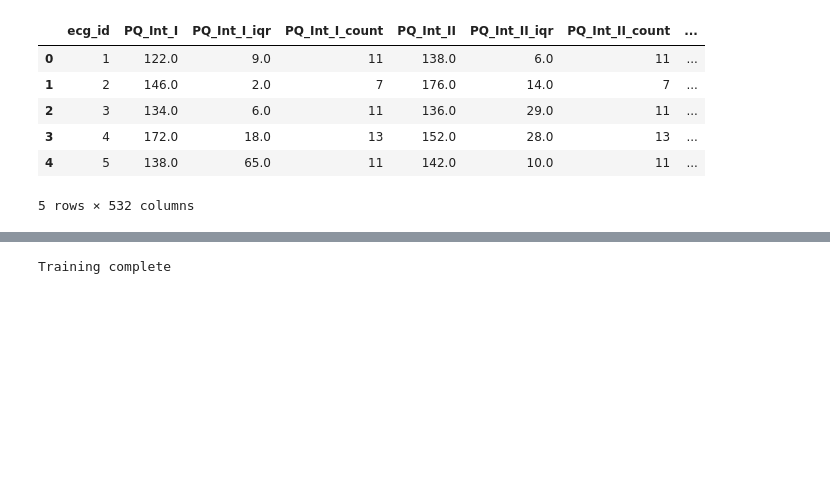
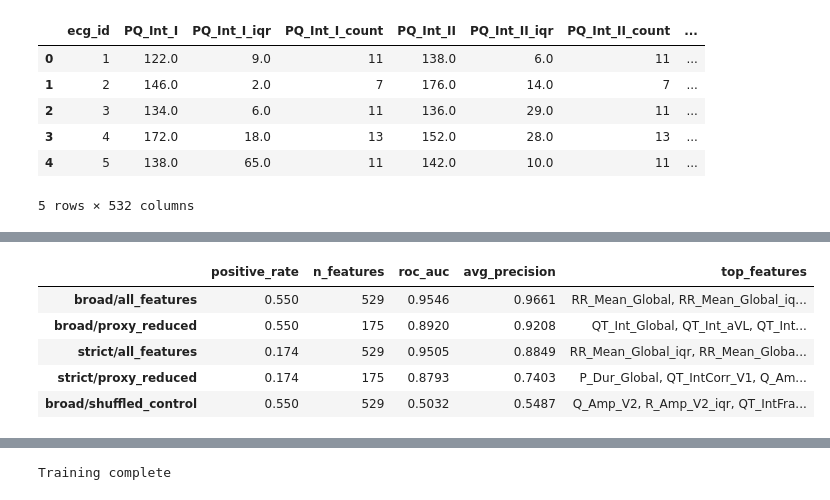
Before and after one commit to Gubscruz/ecg-anomaly-detection, a Jupyter notebook: notebooks/model.ipynb, the cells around one changed output, grey strips where cells are left out. Cells and saved outputs as stored; diff of their text form; code cells hidden in the pictures; blank space fills up the shorter version.

```diff
--- a/notebooks/model.ipynb
+++ b/notebooks/model.ipynb
@@ -18,7 +20,6 @@ from sklearn.impute import SimpleImputer
 from sklearn.metrics import (
     average_precision_score,
     classification_report,
-    confusion_matrix,
     ConfusionMatrixDisplay,
     precision_recall_curve,
     PrecisionRecallDisplay,
@@ -35,6 +36,15 @@ pd.set_option("display.max_columns", 100)
 pd.set_option("display.max_colwidth", 120)
 
 RANDOM_STATE = 42
+
+# "broad" includes brady/tachy rhythm and AV-block style labels.
+# "strict" focuses on AF/flutter, ectopy, SVT, and high-grade AV block style labels.
+TARGET_MODE = "broad"
+
+# Keep this True for a more conservative first report. Setting it False recreates the very strong
+# engineered-rhythm-proxy model, which is useful for comparison but can overstate generalization.
+DROP_PROXY_FEATURES = True
+PROXY_FEATURE_TOKENS = ("RR_Mean", "HR_", "HA__", "_count", "_iqr")
 # %% [markdown]
 ## 1. Locate the data
 
@@ -229 +283,73 @@ Positive class rate: 0.5499
+# %%
+def evaluate_quick(target_series, drop_proxy_features, shuffle_labels=False):
+    X_eval, y_eval, _, _ = make_feature_matrix(target_series, drop_proxy_features=drop_proxy_features)
+    if shuffle_labels:
+        y_eval = pd.Series(
+            np.random.default_rng(RANDOM_STATE).permutation(y_eval.values),
+            index=y_eval.index,
+        )
+
+    X_train, X_test, y_train, y_test = train_test_split(
+        X_eval,
+        y_eval,
+        test_size=0.20,
+        random_state=RANDOM_STATE,
+        stratify=y_eval,
+    )
+    quick_model = Pipeline(
+        steps=[
+            ("imputer", SimpleImputer(strategy="median")),
+            (
+                "classifier",
+                LGBMClassifier(
+                    objective="binary",
+                    class_weight="balanced",
+                    n_estimators=250,
+                    learning_rate=0.05,
+                    num_leaves=31,
+                    subsample=0.90,
+                    colsample_bytree=0.90,
+                    random_state=RANDOM_STATE,
+                    n_jobs=-1,
+                    verbose=-1,
+                ),
+            ),
+        ]
+    )
+    quick_model.fit(X_train, y_train)
+    proba = quick_model.predict_proba(X_test)[:, 1]
+    top_features = pd.DataFrame(
+        {
+            "feature": X_eval.columns,
+            "importance": quick_model.named_steps["classifier"].feature_importances_,
+        }
+    ).sort_values("importance", ascending=False).head(5)
+    return {
+        "positive_rate": y_eval.mean(),
+        "n_features": X_eval.shape[1],
+        "roc_auc": roc_auc_score(y_test, proba),
+        "avg_precision": average_precision_score(y_test, proba),
+        "top_features": ", ".join(top_features["feature"]),
+    }
+
+
+diagnostics = pd.DataFrame.from_dict(
+    {
+        "broad/all_features": evaluate_quick(target["broad_arrhythmia"], drop_proxy_features=False),
+        "broad/proxy_reduced": evaluate_quick(target["broad_arrhythmia"], drop_proxy_features=True),
+        "strict/all_features": evaluate_quick(target["strict_arrhythmia"], drop_proxy_features=False),
+        "strict/proxy_reduced": evaluate_quick(target["strict_arrhythmia"], drop_proxy_features=True),
+        "broad/shuffled_control": evaluate_quick(target["broad_arrhythmia"], drop_proxy_features=False, shuffle_labels=True),
+    },
+    orient="index",
+)
+
+display(diagnostics.round({"positive_rate": 3, "roc_auc": 4, "avg_precision": 4}))
+# %% [output]
+|  | positive_rate | n_features | roc_auc | avg_precision | top_features |
+| broad/all_features | 0.550 | 529 | 0.9546 | 0.9661 | RR_Mean_Global, RR_Mean_Global_iq... |
+| broad/proxy_reduced | 0.550 | 175 | 0.8920 | 0.9208 | QT_Int_Global, QT_Int_aVL, QT_Int... |
+| strict/all_features | 0.174 | 529 | 0.9505 | 0.8849 | RR_Mean_Global_iqr, RR_Mean_Globa... |
+| strict/proxy_reduced | 0.174 | 175 | 0.8793 | 0.7403 | P_Dur_Global, QT_IntCorr_V1, Q_Am... |
+| broad/shuffled_control | 0.550 | 529 | 0.5032 | 0.5487 | Q_Amp_V2, R_Amp_V2_iqr, QT_IntFra... |
 # %% [markdown]
```
Also changed, not shown: parts of 17 cells of this notebook, 4 other files.
